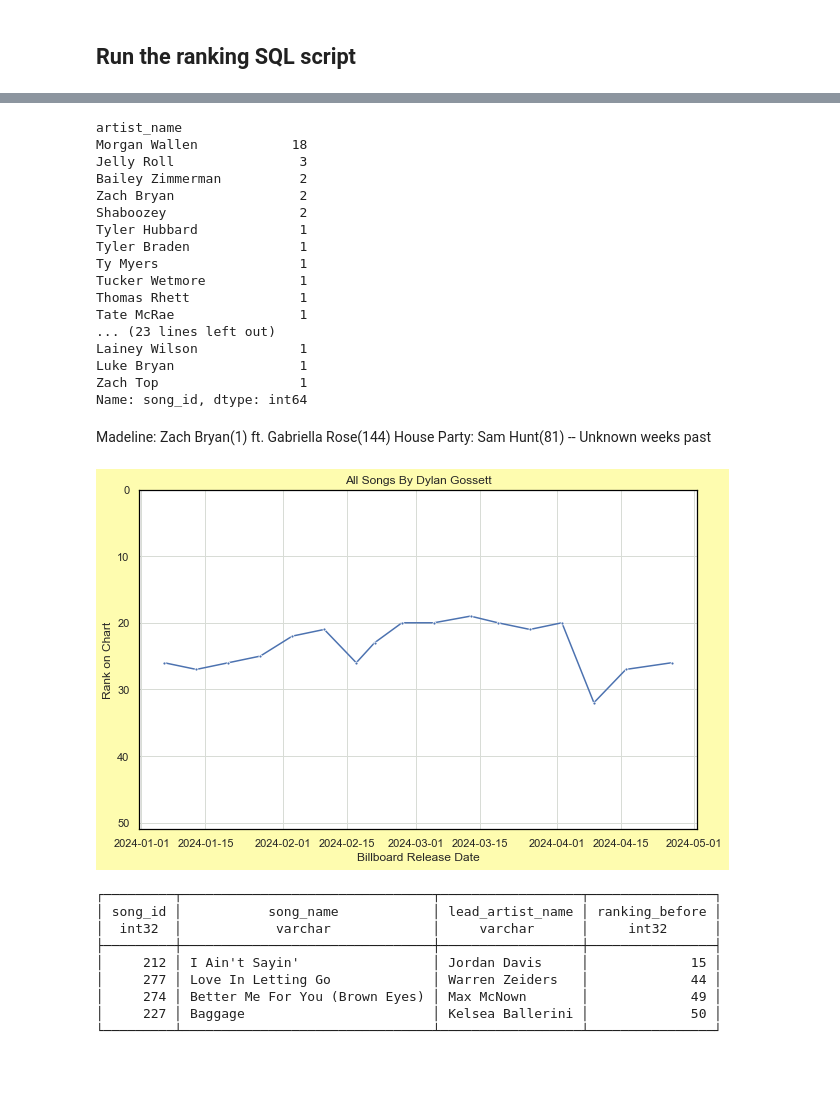
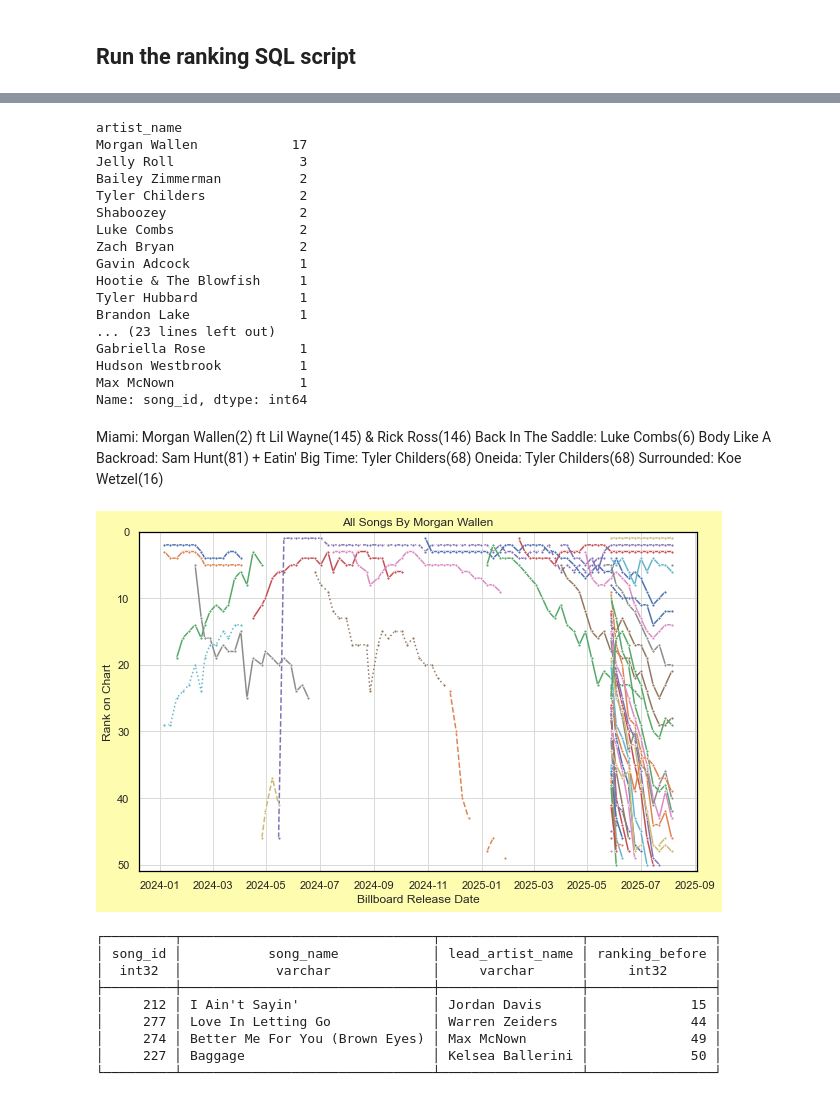
Before and after one commit to jwmanahan/billboard, a Jupyter notebook: add_new_week.ipynb, the cells around one changed output, grey strips where cells are left out. Drawn from its saved outputs; the diff is of its cells as text; code cells hidden in the pictures; blank space fills up the shorter version.

Commit message:
New week

```diff
--- a/add_new_week.ipynb
+++ b/add_new_week.ipynb
@@ -33,7 +33,7 @@ sns.set(
 # Change the billboard_observation_date!
 # %%
 current_date = date.today().strftime('%Y-%m-%d')
-billboard_observation_date = '2025-07-29'
+billboard_observation_date = '2025-08-05'
 # %%
 # Set up SQL connection
 %config SqlMagic.autopandas = True
@@ -745,29 +789,33 @@ df_weeks_for_artist[
 ].sort_values(ascending = False)
 # %% [output]
 artist_name
-Morgan Wallen            18
+Morgan Wallen            17
 Jelly Roll                3
 Bailey Zimmerman          2
+Tyler Childers            2
+Shaboozey                 2
+Luke Combs                2
 Zach Bryan                2
-Shaboozey                 2
+Gavin Adcock              1
+Hootie & The Blowfish     1
 Tyler Hubbard             1
-Tyler Braden              1
-Ty Myers                  1
-Tucker Wetmore            1
-Thomas Rhett              1
-Tate McRae                1
+Brandon Lake              1
 ... (23 lines left out)
-Lainey Wilson             1
-Luke Bryan                1
-Zach Top                  1
+Gabriella Rose            1
+Hudson Westbrook          1
+Max McNown                1
 Name: song_id, dtype: int64
 # %% [markdown]
-Madeline: Zach Bryan(1) ft. Gabriella Rose(144)
-House Party: Sam Hunt(81) -- Unknown weeks past
+Miami: Morgan Wallen(2) ft Lil Wayne(145) & Rick Ross(146)
+Back In The Saddle: Luke Combs(6)
+Body Like A Backroad: Sam Hunt(81) +
+Eatin' Big Time: Tyler Childers(68)
+Oneida: Tyler Childers(68)
+Surrounded: Koe Wetzel(16)
 # %%
 # For now, manual artist name selection
 # TODO: Create charts for every artist on this week's chart at once
-artist_name = 'Dylan Gossett'
+artist_name = 'Morgan Wallen'
 
 df_weeks_this_artist = df_weeks_for_artist.query(
     f"artist_name == '{artist_name}'"
@@ -778,34 +826,34 @@ df_weeks_this_artist = df_weeks_for_artist.query(
 #     this_artist_id = input("Please input artist ID for differentiation")
 #     df_weeks_this_artist[
 #         df_weeks_this_artist[artist_id] == this_artist_id
 #     ]
 
 for _, row in df_weeks_this_artist.pivot( # TODO no pivot to support legend in char 'song_name'
     index = 'song_id'
     , columns = 'billboard_observation_date' #TODO: weeks ago
     , values = 'billboard_rank'
 ).fillna(
     np.inf # suppresses only if a different song is on the chart in any week within this song's gap
 ).iterrows():
     graph = sns.lineplot(
         data = row
         , linestyle = credit_type_to_linestyle[
             df_weeks_this_artist[
                 df_weeks_this_artist['song_id'] == row.name
             ].groupby('relationship_type').count().iloc[0].name
         ]
         , marker = '.'
     )
 
 graph.set(
     title = f'All Songs By {artist_name}'
     , xlabel = 'Billboard Release Date' # Really observation date (for now)
     , ylabel = 'Rank on Chart'
     , ylim = [0, 51]
 )
 graph.axes.invert_yaxis()
 # %% [output]
-[figure, old version]
+[figure, new version]
 # %%
 # TODO: Set comparison_observation_date as num weeks back, not specific date
 current_observation_date = billboard_observation_date
```
Also changed, not shown: parts of 26 cells of this notebook, 5 other files.
